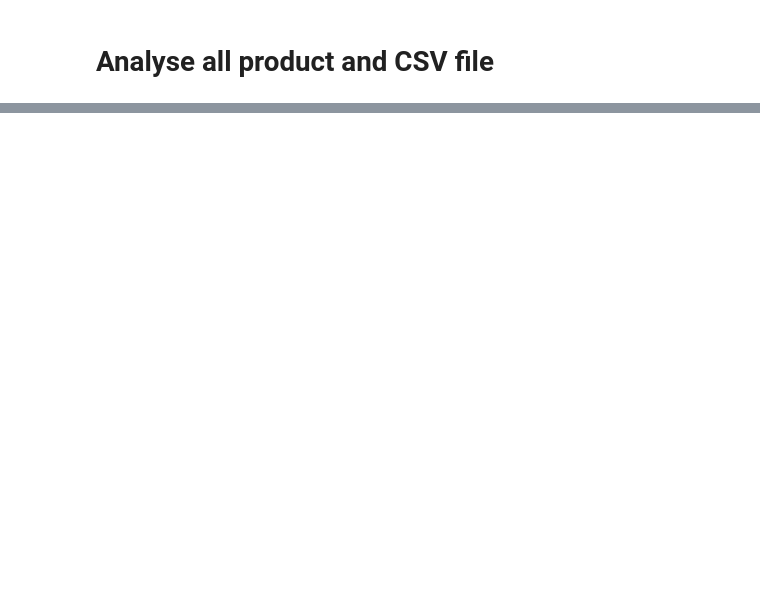
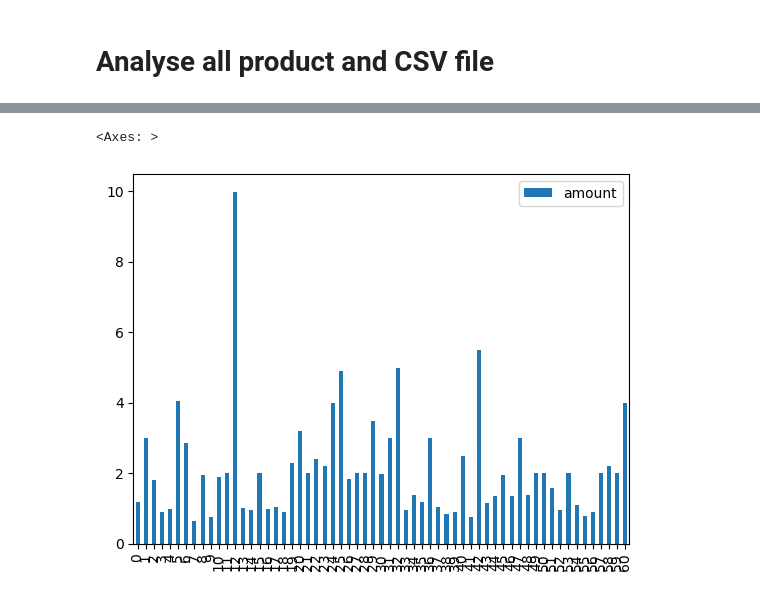
Before and after one commit to baptdev/receipt-ocr, a Jupyter notebook: python-receipt-ocr/notebook-receipt-OCR.ipynb, the cells around one changed output, grey strips where cells are left out. Saved outputs shown, nothing was run; the diff lists cells and outputs as text; code cells hidden in the pictures; blank space fills up the shorter version.

```diff
--- a/python-receipt-ocr/notebook-receipt-OCR.ipynb
+++ b/python-receipt-ocr/notebook-receipt-OCR.ipynb
@@ -294,5 +299,11 @@ Description :  Un 7% 0,8011,42
 # %% [markdown]
 # Analyse all product and CSV file
+# %%
+import numpy as np
+import seaborn as sns
+import matplotlib.pyplot as plt
+%matplotlib widget
+plt.style.use('default')
 # %%
 #import and create dataset
 df_products = pd.read_csv("receipts/export_all_product.csv", sep=";")
@@ -316,0 +353,5 @@ df_products.tail(10)
+# %%
+df_products.plot.bar()
+# %% [output]
+<Axes: >
+[figure, added]
```
Also changed, not shown: parts of 9 cells of this notebook, 1 other file.
